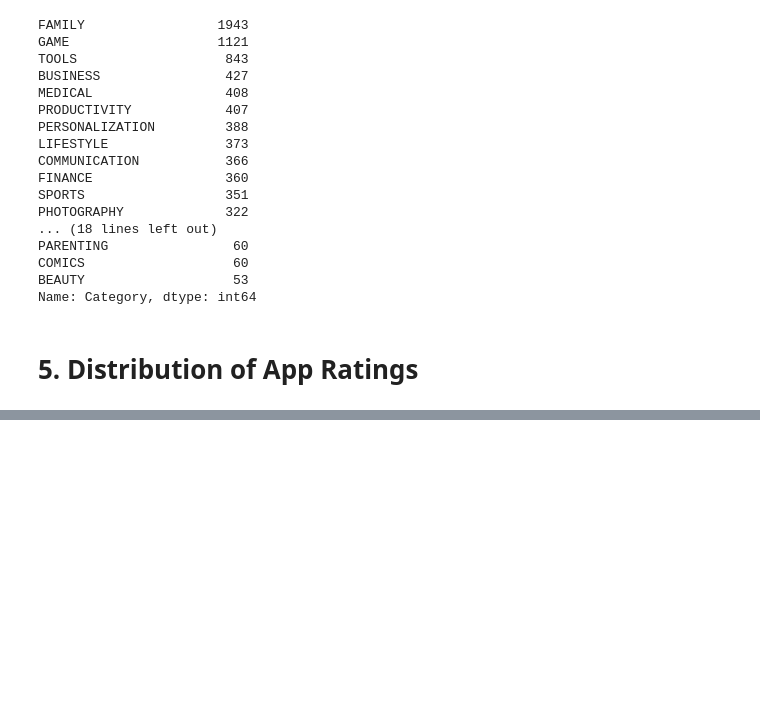
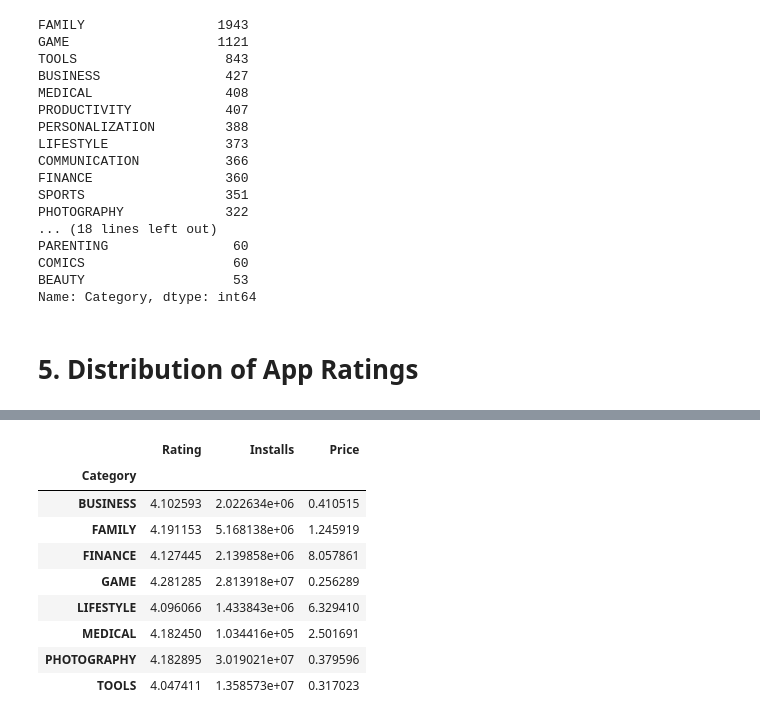
Before and after one commit to Jose-Servin/DataCamp, a Jupyter notebook: Projects/GooglePlayStore_Data_Analysis/self_google_play_data_analysis.ipynb, the cells around one changed output, grey strips where cells are left out. Saved outputs shown, nothing was run; the diff lists cells and outputs as text; code cells hidden in the pictures; blank space fills up the shorter version.

```diff
--- a/Projects/GooglePlayStore_Data_Analysis/self_google_play_data_analysis.ipynb
+++ b/Projects/GooglePlayStore_Data_Analysis/self_google_play_data_analysis.ipynb
@@ -182,0 +272,5 @@ px.bar(apps, x= num_apps_in_category.index, y=num_apps_in_category.values)
+# %%
+# Select a few popular app categories
+popular_apps = apps[apps['Category'].isin(['GAME', 'FAMILY', 'PHOTOGRAPHY',
+                                            'MEDICAL', 'TOOLS', 'FINANCE',
+                                            'LIFESTYLE','BUSINESS'])]
@@ -182,0 +282,15 @@ px.bar(apps, x= num_apps_in_category.index, y=num_apps_in_category.values)
+# %%
+# Examine the price trend by plotting price vs category
+avg_category_price = popular_apps.groupby('Category').mean()
+avg_category_price
+# %% [output]
+|  | Rating | Installs | Price |
+| Category |  |  |  |
+| BUSINESS | 4.102593 | 2.022634e+06 | 0.410515 |
+| FAMILY | 4.191153 | 5.168138e+06 | 1.245919 |
+| FINANCE | 4.127445 | 2.139858e+06 | 8.057861 |
+| GAME | 4.281285 | 2.813918e+07 | 0.256289 |
+| LIFESTYLE | 4.096066 | 1.433843e+06 | 6.329410 |
+| MEDICAL | 4.182450 | 1.034416e+05 | 2.501691 |
+| PHOTOGRAPHY | 4.182895 | 3.019021e+07 | 0.379596 |
+| TOOLS | 4.047411 | 1.358573e+07 | 0.317023 |
```
Also changed, not shown: parts of 22 cells of this notebook.
